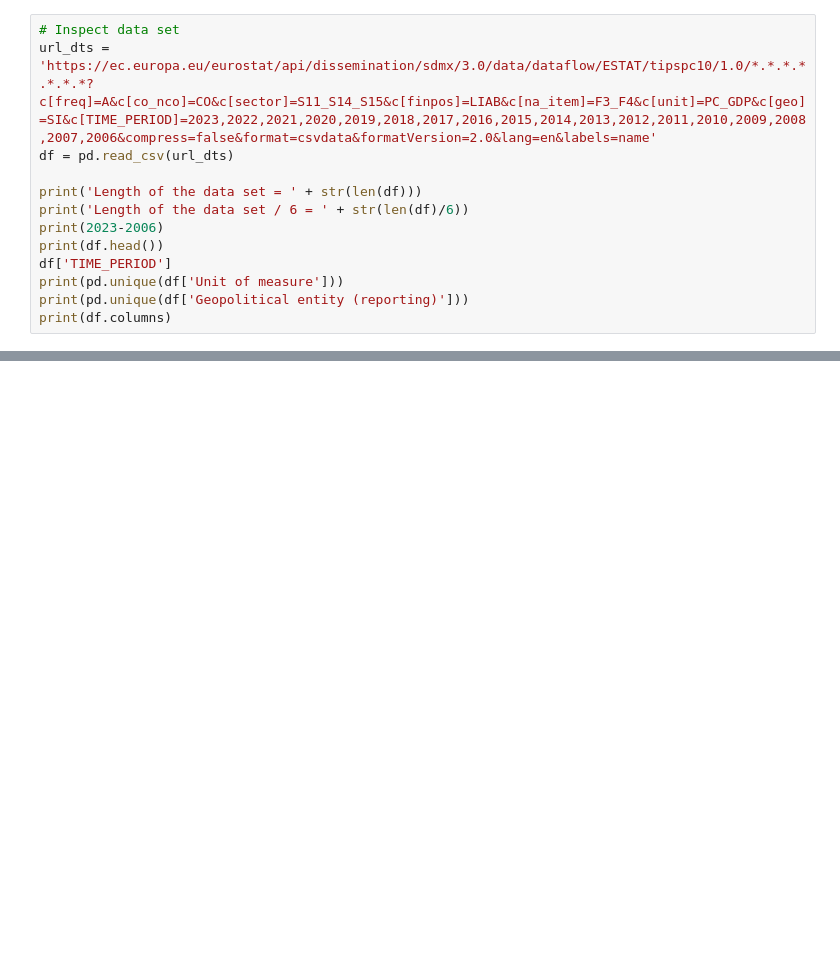
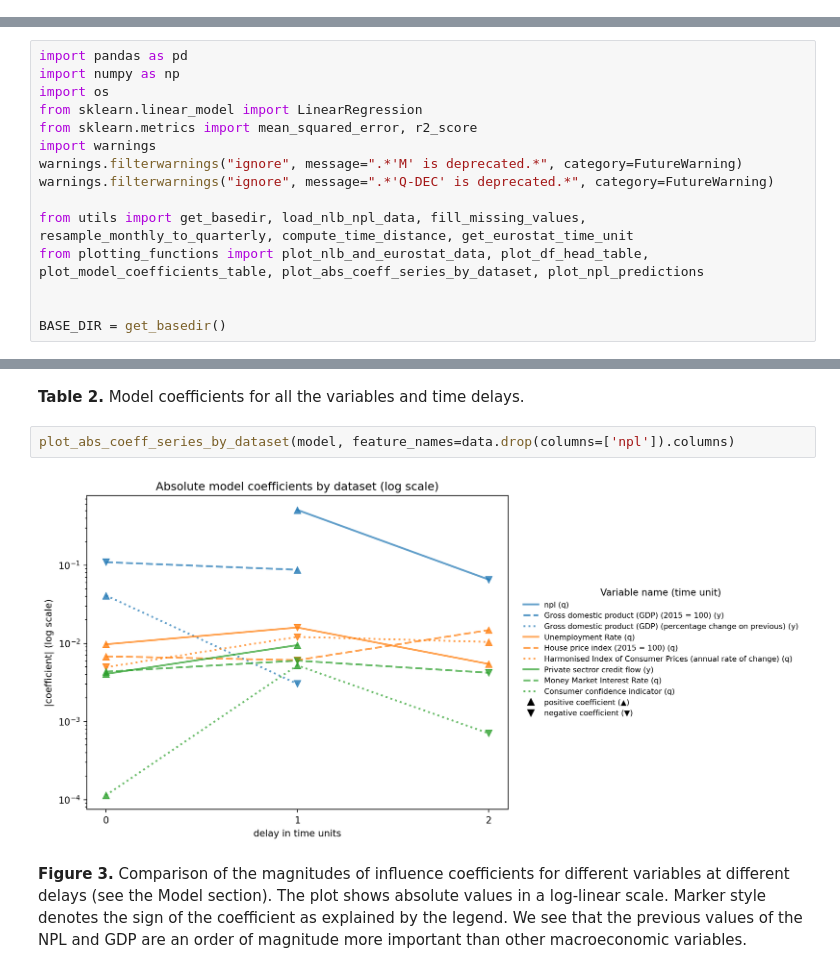
Before and after one commit to ivankukuljan/NLB_time_series_modelling, a Jupyter notebook: TimeSeriesModelling/TimeSeriesModelling.ipynb, the cells around one changed output, grey strips where cells are left out. Cells and saved outputs as stored; diff of their text form; blank space fills up the shorter version.

Commit message:
Final version with Quarto

```diff
--- a/TimeSeriesModelling/TimeSeriesModelling.ipynb
+++ b/TimeSeriesModelling/TimeSeriesModelling.ipynb
@@ -3,13 +0,0 @@ import pandas as pd
-# %%
-# Inspect data set
-url_dts = 'https://ec.europa.eu/eurostat/api/dissemination/sdmx/3.0/data/dataflow/ESTAT/tipspc10/1.0/*.*.*.*.*.*.*?c[freq]=A&c[co_nco]=CO&c[sector]=S11_S14_S15&c[finpos]=LIAB&c[na_item]=F3_F4&c[unit]=PC_GDP&c[geo]=SI&c[TIME_PERIOD]=2023,2022,2021,2020,2019,2018,2017,2016,2015,2014,2013,2012,2011,2010,2009,2008,2007,2006&compress=false&format=csvdata&formatVersion=2.0&lang=en&labels=name'
-df = pd.read_csv(url_dts)
-
-print('Length of the data set = ' + str(len(df)))
-print('Length of the data set / 6 = ' + str(len(df)/6))
-print(2023-2006)
-print(df.head())
-df['TIME_PERIOD']
-print(pd.unique(df['Unit of measure']))
-print(pd.unique(df['Geopolitical entity (reporting)']))
-print(df.columns)
@@ -186,0 +14,15 @@ for
+# %%
+import pandas as pd
+import numpy as np
+import os
+from sklearn.linear_model import LinearRegression
+from sklearn.metrics import mean_squared_error, r2_score
+import warnings
+warnings.filterwarnings("ignore", message=".*'M' is deprecated.*", category=FutureWarning)
+warnings.filterwarnings("ignore", message=".*'Q-DEC' is deprecated.*", category=FutureWarning)
+
+from utils import get_basedir, load_nlb_npl_data, fill_missing_values, resample_monthly_to_quarterly, compute_time_distance, get_eurostat_time_unit
+from plotting_functions import plot_nlb_and_eurostat_data, plot_df_head_table, plot_model_coefficients_table, plot_abs_coeff_series_by_dataset, plot_npl_predictions
+
+
+BASE_DIR = get_basedir()
@@ -186,0 +587,8 @@ for
+# %% [markdown]
+**Table 2.** Model coefficients for all the variables and time delays.
+# %%
+plot_abs_coeff_series_by_dataset(model, feature_names=data.drop(columns=['npl']).columns)
+# %% [output]
+[figure, added]
+# %% [markdown]
+**Figure 3.** Comparison of the magnitudes of influence coefficients for different variables at different delays (see the Model section). The plot shows absolute values in a log-linear scale. Marker style denotes the sign of the coefficient as explained by the legend. We see that the previous values of the NPL and GDP are an order of magnitude more important than other macroeconomic variables.
```
Also changed, not shown: parts of 18 cells of this notebook, 28 other files.
